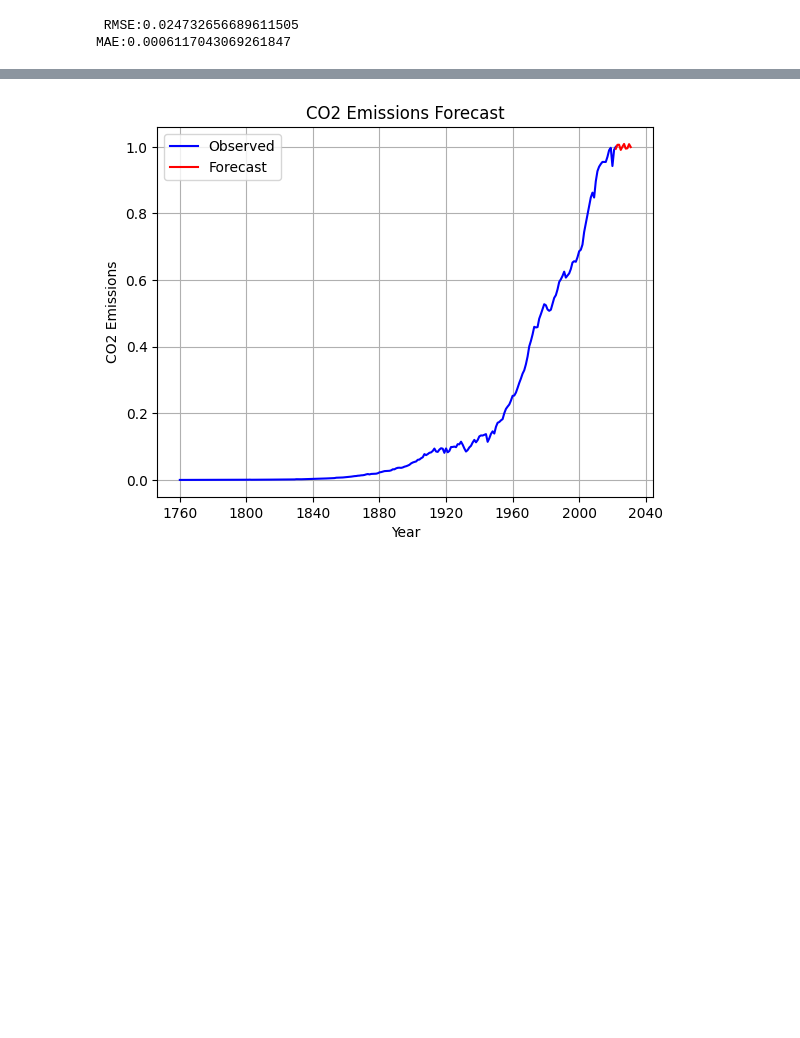
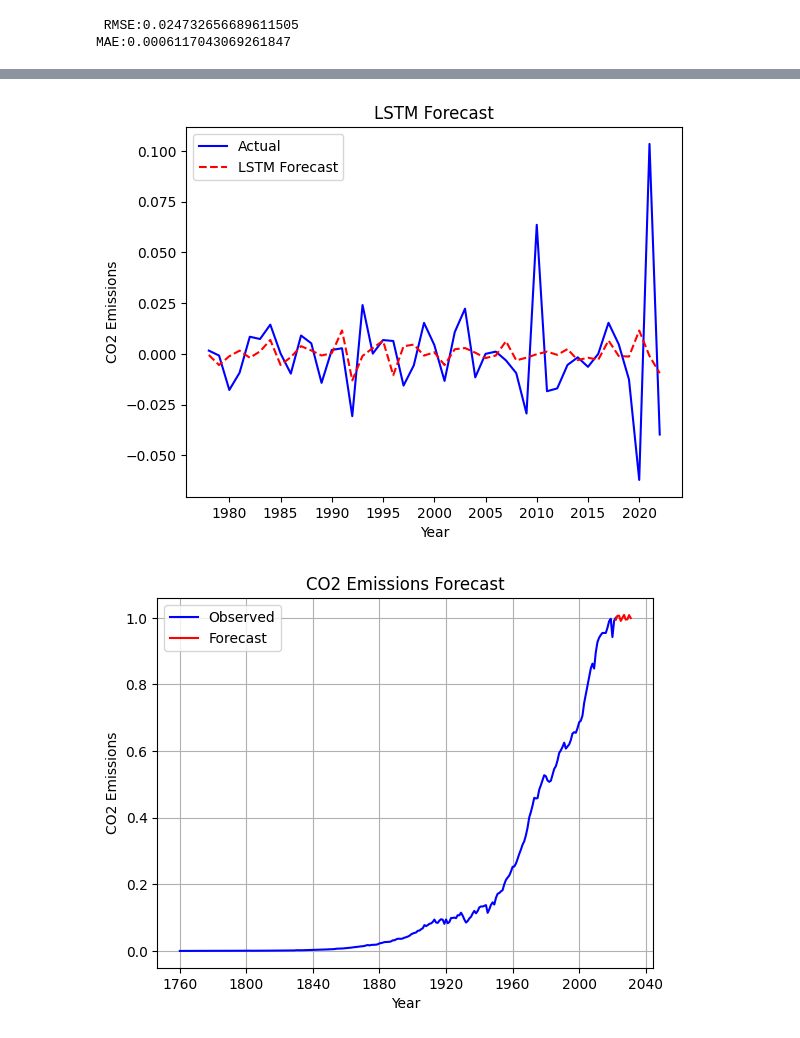
Before and after one commit to Wairimukimm/Carbon-credits-chronicles, a Jupyter notebook: Notebook.ipynb, the cells around one changed output, grey strips where cells are left out. Cells and saved outputs as stored; diff of their text form; code cells hidden in the pictures; blank space fills up the shorter version.

```diff
--- a/Notebook.ipynb
+++ b/Notebook.ipynb
@@ -912,3 +912,60 @@ metrics(test, y_hat_auto)
 # %% [output]
  RMSE:0.024732656689611505
 MAE:0.0006117043069261847
+# %%
+import numpy as np
+from keras.models import Sequential
+from keras.layers import LSTM, Dense
+from sklearn.preprocessing import MinMaxScaler
+
+# Scale the data
+scaler = MinMaxScaler(feature_range=(0, 1))
+scaled_data = scaler.fit_transform(train['CO2'].values.reshape(-1, 1))
+
+# Function to create LSTM dataset
+def create_dataset(dataset, time_steps=1):
+    X, y = [], []
+    for i in range(len(dataset) - time_steps):
+        X.append(dataset[i:(i + time_steps), 0])
+        y.append(dataset[i + time_steps, 0])
+    return np.array(X), np.array(y)
+
+# Reshape data for LSTM
+time_steps = 1
+X_train, y_train = create_dataset(scaled_data, time_steps)
+
+# Reshape input to be [samples, time steps, features]
+X_train = np.reshape(X_train, (X_train.shape[0], X_train.shape[1], 1))
+
+# Build LSTM model
+lstm_model = Sequential()
+lstm_model.add(LSTM(units=50, return_sequences=True, input_shape=(time_steps, 1)))
+lstm_model.add(LSTM(units=50))
+lstm_model.add(Dense(units=1))
+
+# Compile LSTM model
+lstm_model.compile(optimizer='adam', loss='mean_squared_error')
+
+# Fit LSTM model
+lstm_model.fit(X_train, y_train, epochs=100, batch_size=32)
+
+# Make predictions
+inputs = scaled_data[-len(test) - time_steps:]
+inputs = inputs.reshape(-1, 1)
+X_test = []
+for i in range(time_steps, inputs.shape[0]):
+    X_test.append(inputs[i - time_steps:i, 0])
+X_test = np.array(X_test)
+X_test = np.reshape(X_test, (X_test.shape[0], X_test.shape[1], 1))
+predicted_values = lstm_model.predict(X_test)
+predicted_values = scaler.inverse_transform(predicted_values)
+
+# Plot forecast
+plt.plot(test.index, test['CO2'], label='Actual', color='blue')
+plt.plot(test.index, predicted_values, label='LSTM Forecast', color='red', linestyle='--')
+plt.title('LSTM Forecast')
+plt.xlabel('Year')
+plt.ylabel('CO2 Emissions')
+plt.legend()
+plt.show()
+# %% [output]
@@ -915,3 +989,4 @@ MAE:0.0006117043069261847
+[figure, added]
 # %%
 import matplotlib.pyplot as plt
 
```
Also changed, not shown: parts of 6 cells of this notebook.
